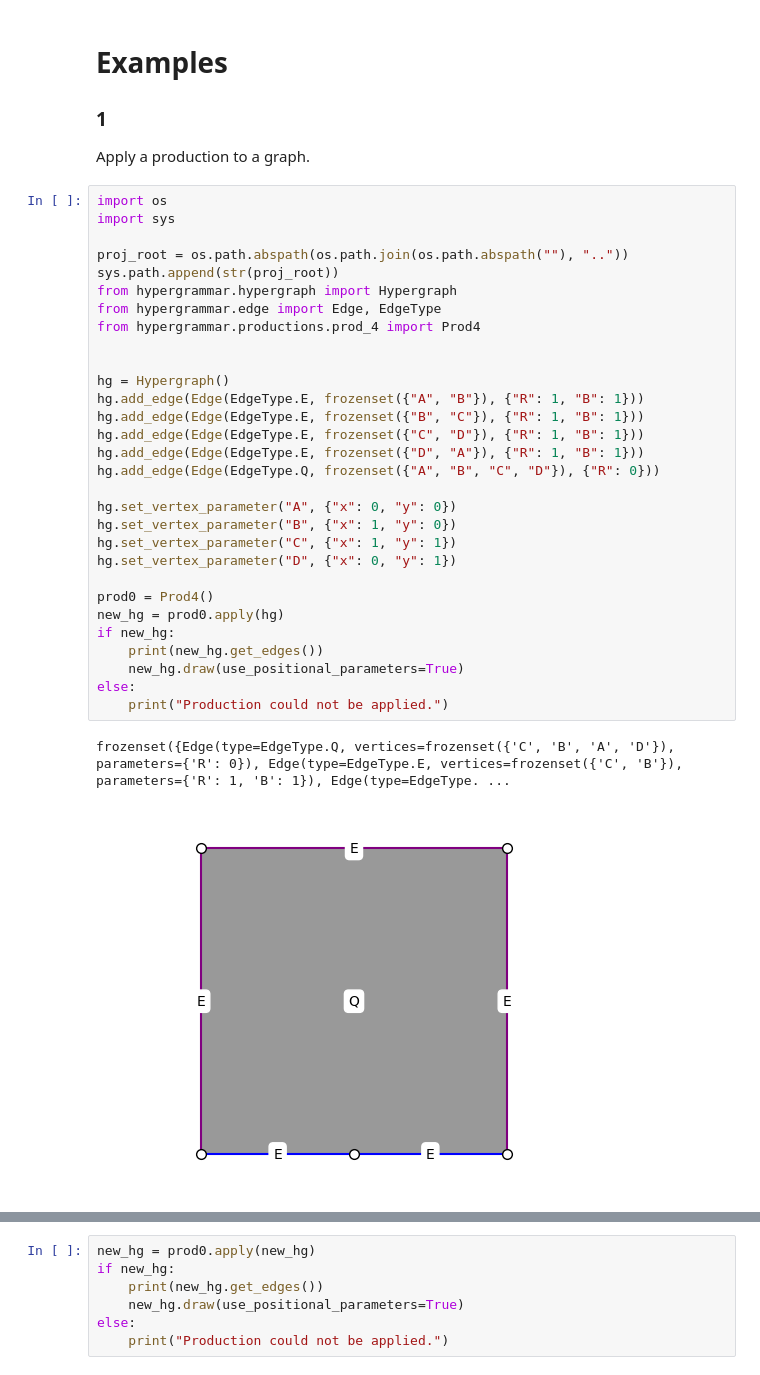
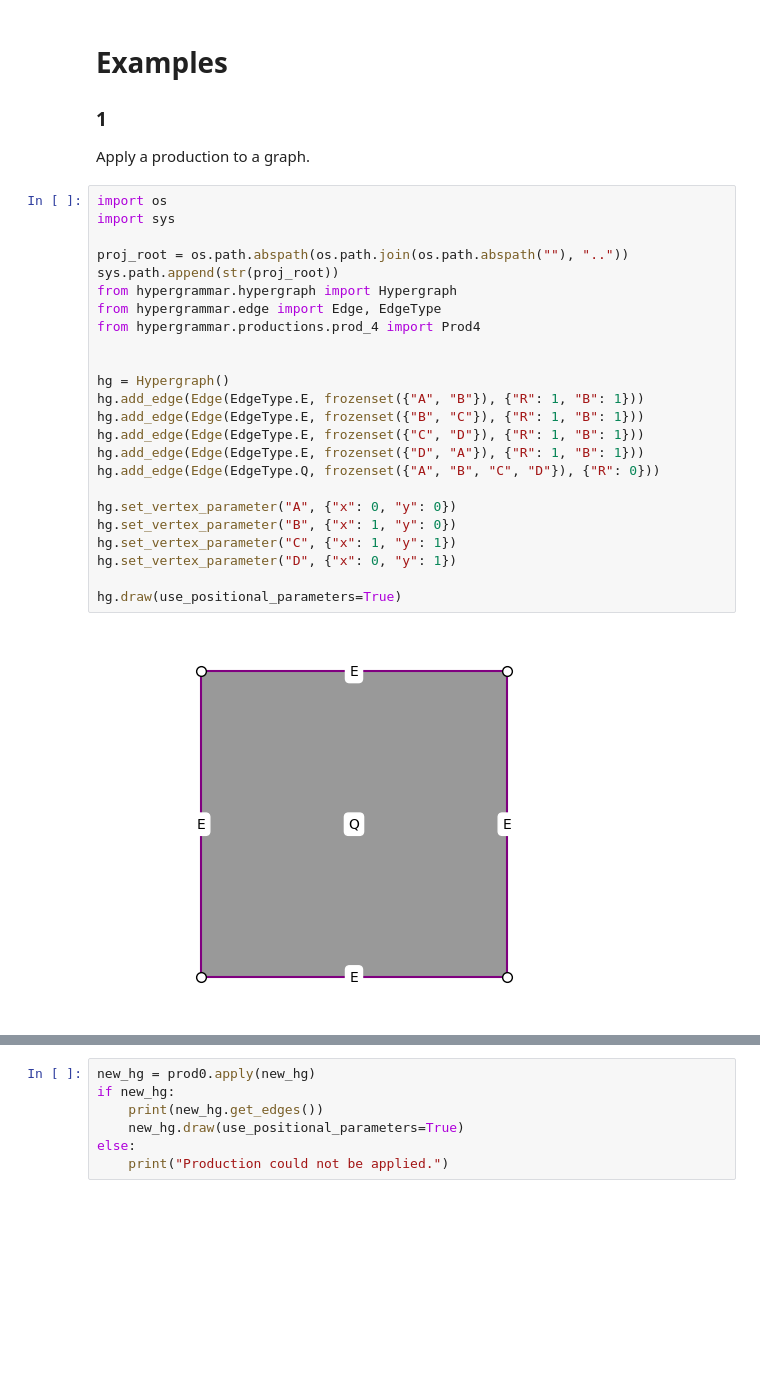
Before and after one commit to bartektempka/hypergraph-grammar-AGH, a Jupyter notebook: examples/prod4_example.ipynb, the cells around one changed output, grey strips where cells are left out. Drawn from its saved outputs; the diff is of its cells as text; blank space fills up the shorter version.

```diff
--- a/examples/prod4_example.ipynb
+++ b/examples/prod4_example.ipynb
@@ -5,33 +5,26 @@ Apply a production to a graph.
 # %%
 import os
 import sys
 
 proj_root = os.path.abspath(os.path.join(os.path.abspath(""), ".."))
 sys.path.append(str(proj_root))
 from hypergrammar.hypergraph import Hypergraph
 from hypergrammar.edge import Edge, EdgeType
 from hypergrammar.productions.prod_4 import Prod4
 
 
 hg = Hypergraph()
 hg.add_edge(Edge(EdgeType.E, frozenset({"A", "B"}), {"R": 1, "B": 1}))
 hg.add_edge(Edge(EdgeType.E, frozenset({"B", "C"}), {"R": 1, "B": 1}))
 hg.add_edge(Edge(EdgeType.E, frozenset({"C", "D"}), {"R": 1, "B": 1}))
 hg.add_edge(Edge(EdgeType.E, frozenset({"D", "A"}), {"R": 1, "B": 1}))
 hg.add_edge(Edge(EdgeType.Q, frozenset({"A", "B", "C", "D"}), {"R": 0}))
 
 hg.set_vertex_parameter("A", {"x": 0, "y": 0})
 hg.set_vertex_parameter("B", {"x": 1, "y": 0})
 hg.set_vertex_parameter("C", {"x": 1, "y": 1})
 hg.set_vertex_parameter("D", {"x": 0, "y": 1})
 
-prod0 = Prod4()
-new_hg = prod0.apply(hg)
-if new_hg:
-    print(new_hg.get_edges())
-    new_hg.draw(use_positional_parameters=True)
-else:
-    print("Production could not be applied.")
+hg.draw(use_positional_parameters=True)
 # %% [output]
-frozenset({Edge(type=EdgeType.Q, vertices=frozenset({'C', 'B', 'A', 'D'}), parameters={'R': 0}), Edge(type=EdgeType.E, vertices=frozenset({'C', 'B'}), parameters={'R': 1, 'B': 1}), Edge(type=EdgeType. ...
-[figure, old version]
+[figure, new version]
```
Also changed, not shown: parts of 12 cells of this notebook.
